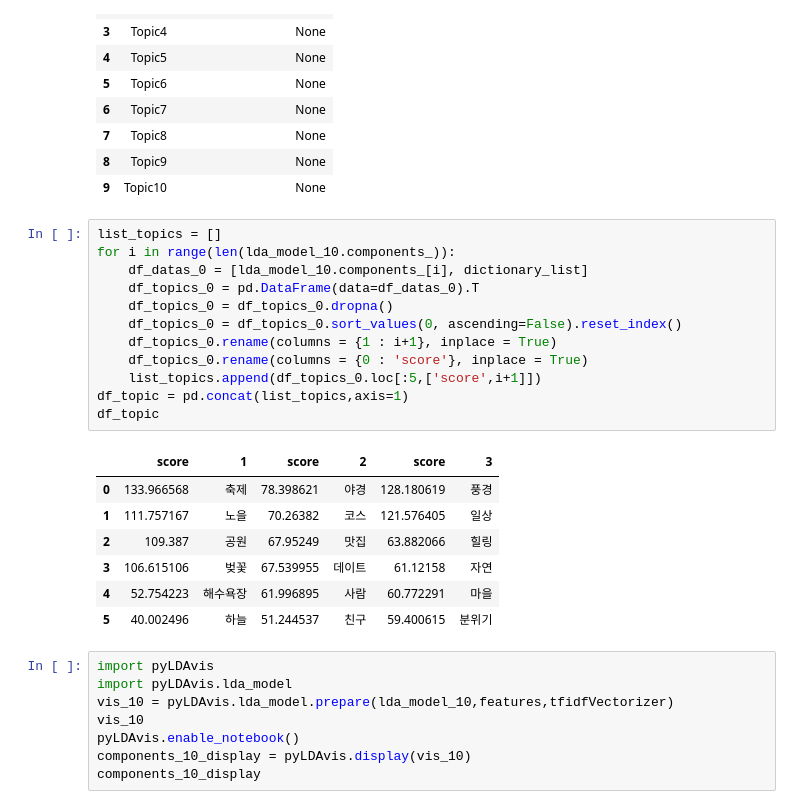
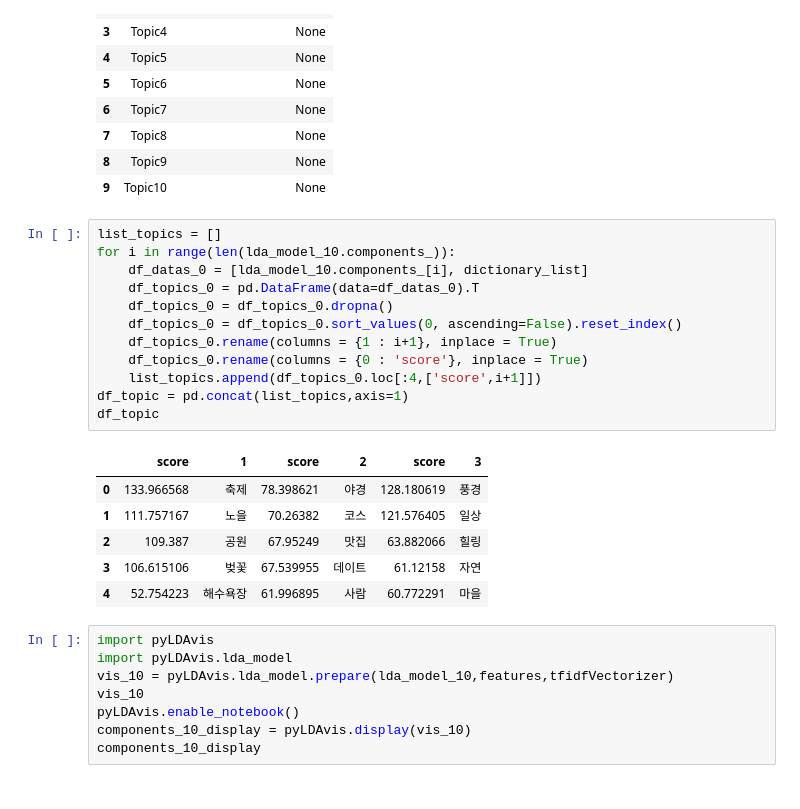
Before and after one commit to nohjuhyeon/AI_LKJ_hubs_fastapi, a Jupyter notebook: instagram_topic.ipynb, the cells around one changed output. Cells and saved outputs as stored; diff of their text form.

```diff
--- a/instagram_topic.ipynb
+++ b/instagram_topic.ipynb
@@ -313,23 +313,22 @@ df_topics_keywords_10
 # %%
 list_topics = []
 for i in range(len(lda_model_10.components_)):
     df_datas_0 = [lda_model_10.components_[i], dictionary_list]
     df_topics_0 = pd.DataFrame(data=df_datas_0).T
     df_topics_0 = df_topics_0.dropna()
     df_topics_0 = df_topics_0.sort_values(0, ascending=False).reset_index()
     df_topics_0.rename(columns = {1 : i+1}, inplace = True)
     df_topics_0.rename(columns = {0 : 'score'}, inplace = True)
-    list_topics.append(df_topics_0.loc[:5,['score',i+1]])
+    list_topics.append(df_topics_0.loc[:4,['score',i+1]])
 df_topic = pd.concat(list_topics,axis=1)
 df_topic
 # %% [output]
 |  | score | 1 | score | 2 | score | 3 |
 | 0 | 133.966568 | 축제 | 78.398621 | 야경 | 128.180619 | 풍경 |
 | 1 | 111.757167 | 노을 | 70.26382 | 코스 | 121.576405 | 일상 |
 | 2 | 109.387 | 공원 | 67.95249 | 맛집 | 63.882066 | 힐링 |
 | 3 | 106.615106 | 벚꽃 | 67.539955 | 데이트 | 61.12158 | 자연 |
 | 4 | 52.754223 | 해수욕장 | 61.996895 | 사람 | 60.772291 | 마을 |
-| 5 | 40.002496 | 하늘 | 51.244537 | 친구 | 59.400615 | 분위기 |
 # %%
 import pyLDAvis
 import pyLDAvis.lda_model
```
